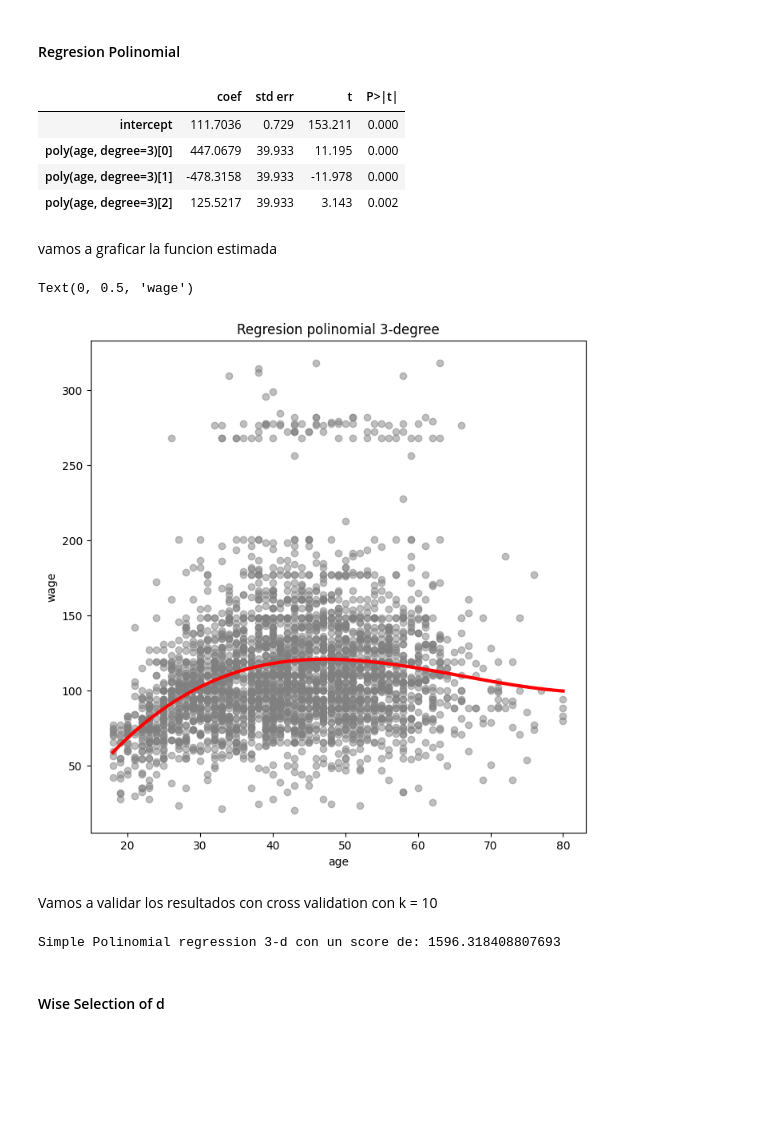
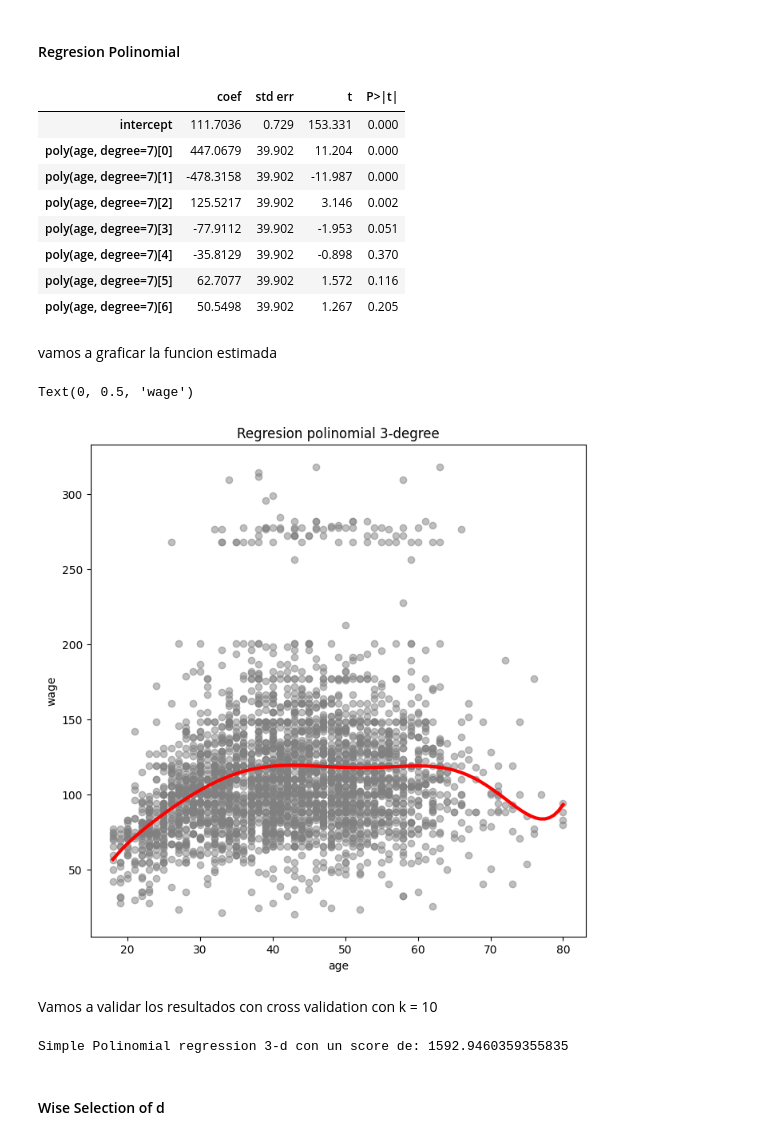
Before and after one commit to chuancao26/islp, a Jupyter notebook: nonLinearExercices.ipynb, the cells around one changed output. Cells and saved outputs as stored; diff of their text form; code cells hidden in the pictures; blank space fills up the shorter version.

```diff
--- a/nonLinearExercices.ipynb
+++ b/nonLinearExercices.ipynb
@@ -90,19 +91,23 @@ Necesitamos algunas cosas.
 # %% [markdown]
 #### Regresion Polinomial
 # %%
-design = MS([poly("age", degree=3)]).fit(wage)
+design = MS([poly("age", degree=7)]).fit(wage)
 
 X = design.transform(wage)
 y = wage["wage"]
 
 model = sm.OLS(y, X).fit()
 summarize(model)
 # %% [output]
 |  | coef | std err | t | P>|t| |
-| intercept | 111.7036 | 0.729 | 153.211 | 0.000 |
-| poly(age, degree=3)[0] | 447.0679 | 39.933 | 11.195 | 0.000 |
-| poly(age, degree=3)[1] | -478.3158 | 39.933 | -11.978 | 0.000 |
-| poly(age, degree=3)[2] | 125.5217 | 39.933 | 3.143 | 0.002 |
+| intercept | 111.7036 | 0.729 | 153.331 | 0.000 |
+| poly(age, degree=7)[0] | 447.0679 | 39.902 | 11.204 | 0.000 |
+| poly(age, degree=7)[1] | -478.3158 | 39.902 | -11.987 | 0.000 |
+| poly(age, degree=7)[2] | 125.5217 | 39.902 | 3.146 | 0.002 |
+| poly(age, degree=7)[3] | -77.9112 | 39.902 | -1.953 | 0.051 |
+| poly(age, degree=7)[4] | -35.8129 | 39.902 | -0.898 | 0.370 |
+| poly(age, degree=7)[5] | 62.7077 | 39.902 | 1.572 | 0.116 |
+| poly(age, degree=7)[6] | 50.5498 | 39.902 | 1.267 | 0.205 |
 # %% [markdown]
 vamos a graficar la funcion estimada
 # %%
@@ -124,7 +129,7 @@ ax.set_xlabel("age")
 ax.set_ylabel("wage")
 # %% [output]
 Text(0, 0.5, 'wage')
-[figure, old version]
+[figure, new version]
 # %% [markdown]
 Vamos a validar los resultados con cross validation con k = 10
 # %%
@@ -139,7 +144,7 @@ results = skm.cross_val_score(skl.LinearRegression(),
                               cv=kfold)
 print(f"Simple Polinomial regression 3-d con un score de: {np.mean(-results)}")
 # %% [output]
-Simple Polinomial regression 3-d con un score de: 1596.318408807693
+Simple Polinomial regression 3-d con un score de: 1592.9460359355835
 # %% [markdown]
 #### Wise Selection of d
 # %% [markdown]
```
Also changed, not shown: parts of 10 cells of this notebook.
